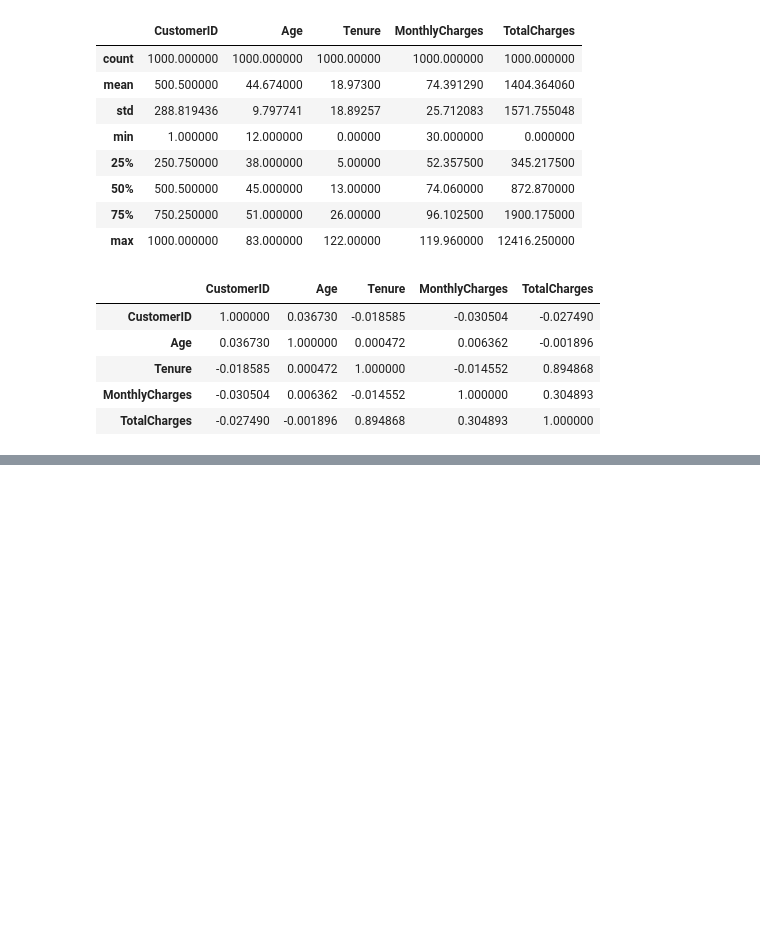
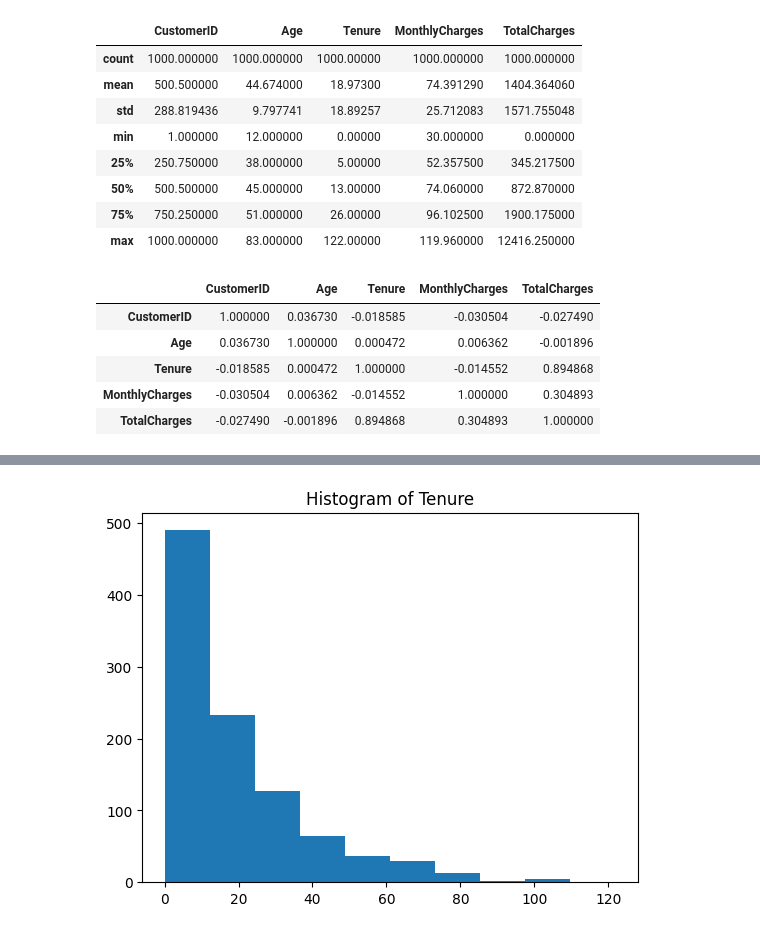
Before and after one commit to Rohit5792/Customer_Churn_Prediction, a Jupyter notebook: notebook.ipynb, the cells around one changed output, grey strips where cells are left out. Saved outputs shown, nothing was run; the diff lists cells and outputs as text; code cells hidden in the pictures; blank space fills up the shorter version.

```diff
--- a/notebook.ipynb
+++ b/notebook.ipynb
@@ -99,0 +148,6 @@ df["Churn"].value_counts().plot(kind="pie")
+# %%
+plt.hist(df["Tenure"])
+plt.title("Histogram of Tenure")
+plt.show()
+# %% [output]
+[figure, added]
```
Also changed, not shown: parts of 10 cells of this notebook.
